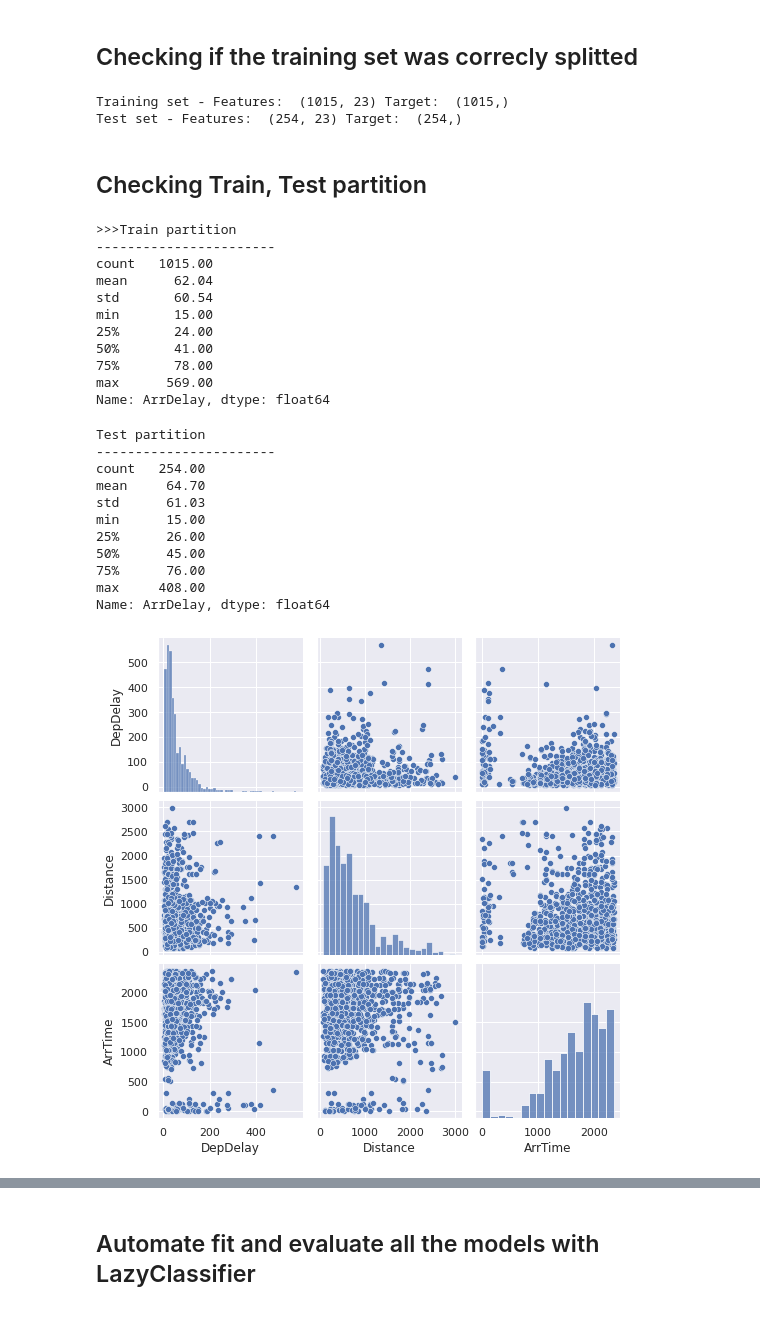
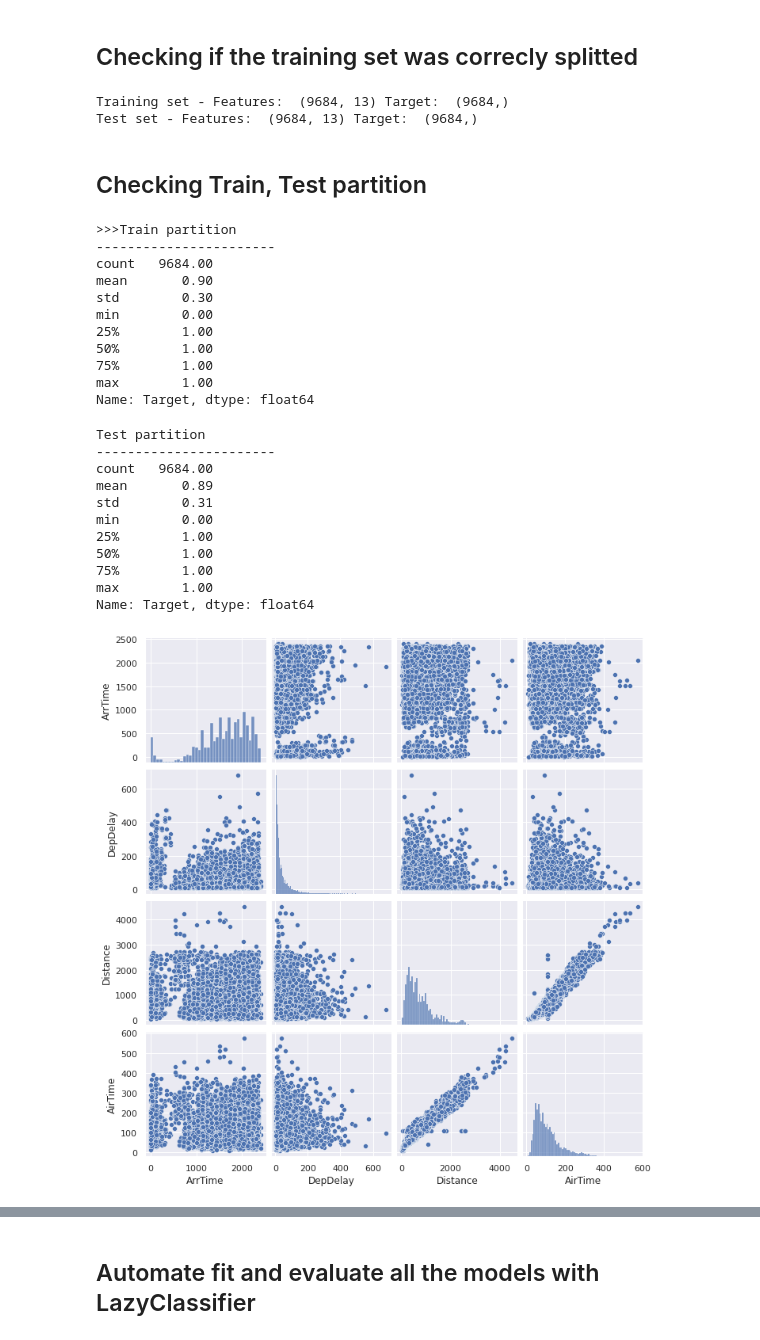
Before and after one commit to jesussantana/Supervised-Classification, a Jupyter notebook: notebooks/S13_T01_Supervised_Classification.ipynb, the cells around one changed output, grey strips where cells are left out. Cells and saved outputs as stored; diff of their text form; code cells hidden in the pictures.

```diff
--- a/notebooks/S13_T01_Supervised_Classification.ipynb
+++ b/notebooks/S13_T01_Supervised_Classification.ipynb
@@ -295,7 +311,7 @@ dtype: int64
 # %% [markdown]
 - Data sampling to reduce loading time
 # %%
-df = df.sample(frac=0.001, random_state = 6858)
+df = df.sample(frac=0.01, random_state = 6858)
 # %% [markdown]
 ## Distribution of the response variable
 # %%
@@ -359,10 +375,10 @@ df.select_dtypes(include=['float64', 'int']).describe()
 # ==============================================================================
 # Adjust number of subplots based on the number of columns
 
-fig, axes = plt.subplots(nrows=5, ncols=4, figsize=(15, 10))
+fig, axes = plt.subplots(nrows=5, ncols=2, figsize=(15, 10))
 axes = axes.flat
 columnas_numeric = df.select_dtypes(include=['float64', 'int']).columns
-columnas_numeric = columnas_numeric.drop('ArrDelay')
+columnas_numeric = columnas_numeric.drop('Target')
 
 for i, colum in enumerate(columnas_numeric):
     sns.histplot(
@@ -634,19 +658,19 @@ df.to_csv(path + "processed/DelayedFlightsProcessed.csv", index = False, header
 df = pd.read_csv(path + 'processed/DelayedFlightsProcessed.csv')
 # %%
 # Matrix
-X = df.drop('ArrDelay', axis = 'columns')
+X = df.drop(['Target'], axis = 'columns')
 # Vector
-y = df['ArrDelay']
+y = df['Target']
 # %%
-X_train, X_test, y_train, y_test = train_test_split(X, y, test_size = 0.2, random_state = 6858)
+X_train, X_test, y_train, y_test = train_test_split(X, y, test_size = 0.5, random_state = 6858)
 # %% [markdown]
 ## Checking if the training set was correcly splitted
 # %%
 print("Training set - Features: ", X_train.shape, "Target: ", y_train.shape)
 print("Test set - Features: ", X_test.shape, "Target: ",y_test.shape)
 # %% [output]
-Training set - Features:  (1015, 23) Target:  (1015,)
-Test set - Features:  (254, 23) Target:  (254,)
+Training set - Features:  (9684, 13) Target:  (9684,)
+Test set - Features:  (9684, 13) Target:  (9684,)
 # %% [markdown]
 ## Checking  Train, Test partition
 # %%
@@ -656,15 +680,15 @@ print(y_train.describe())
 # %% [output]
 >>>Train partition
 -----------------------
-count   1015.00
-mean      62.04
-std       60.54
-min       15.00
-25%       24.00
-50%       41.00
-75%       78.00
-max      569.00
-Name: ArrDelay, dtype: float64
+count   9684.00
+mean       0.90
+std        0.30
+min        0.00
+25%        1.00
+50%        1.00
+75%        1.00
+max        1.00
+Name: Target, dtype: float64
 # %%
 print("Test partition")
 print("-----------------------")
@@ -672,18 +696,18 @@ print(y_test.describe())
 # %% [output]
 Test partition
 -----------------------
-count   254.00
-mean     64.70
-std      61.03
-min      15.00
-25%      26.00
-50%      45.00
-75%      76.00
-max     408.00
-Name: ArrDelay, dtype: float64
+count   9684.00
+mean       0.89
+std        0.31
+min        0.00
+25%        1.00
+50%        1.00
+75%        1.00
+max        1.00
+Name: Target, dtype: float64
 # %%
-sns.pairplot(X_train[['DepDelay', 'Distance', 'ArrTime']])
+sns.pairplot(X_train[['ArrTime','DepDelay','Distance','AirTime']])
 plt.savefig("../reports/figures/train_pairplot.png")
 # %% [output]
-[figure, old version]
+[figure, new version]
 # %%
```
Also changed, not shown: parts of 89 cells of this notebook, 21 other files.
